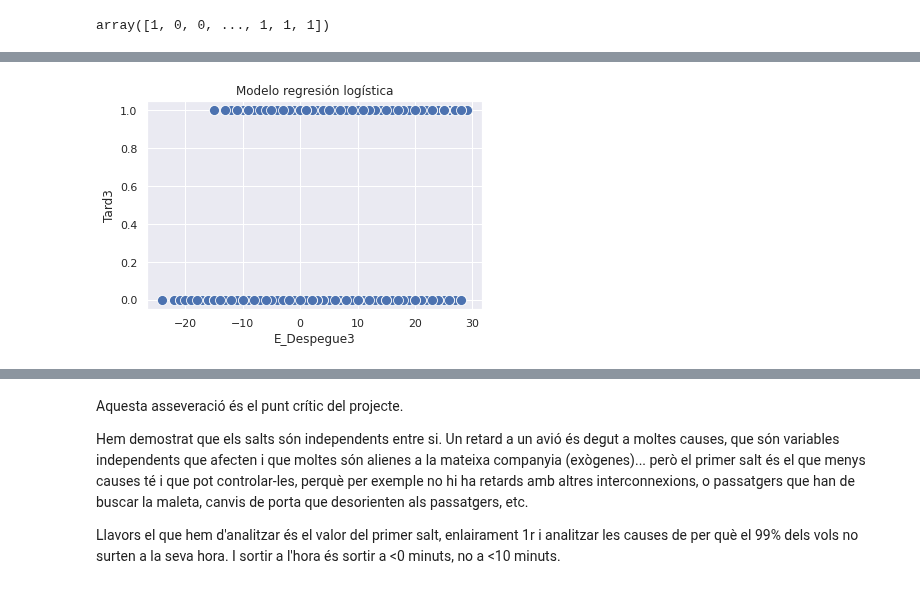
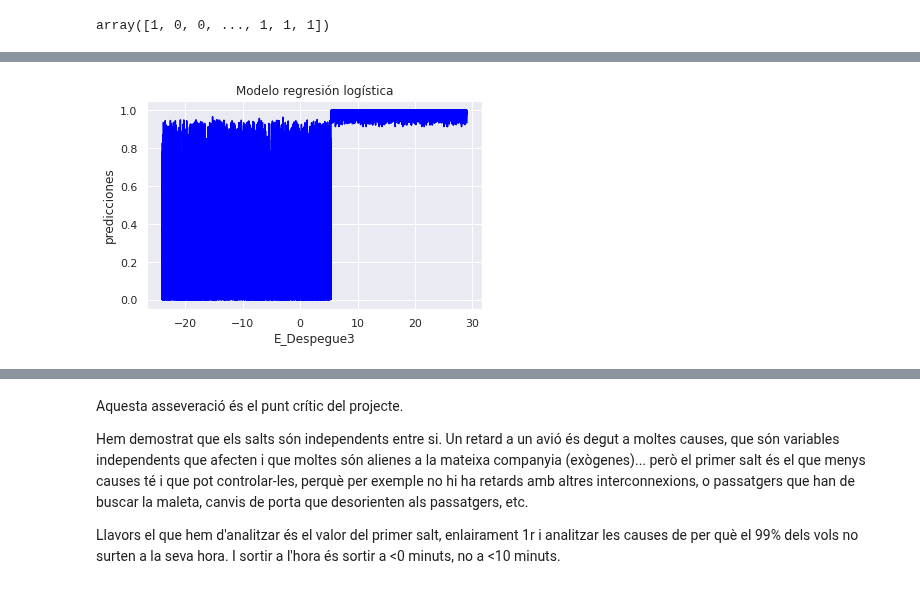
Before and after one commit to JMML2021/Entrega-projecte-final, a Jupyter notebook: 3.b Companyia Aerea Algoritmes d’aprenentatge supervisat.ipynb, the cells around one changed output, grey strips where cells are left out. Cells and saved outputs as stored; diff of their text form; code cells hidden in the pictures.

```diff
--- a/3.b Companyia Aerea Algoritmes d’aprenentatge supervisat.ipynb
+++ b/3.b Companyia Aerea Algoritmes d’aprenentatge supervisat.ipynb
@@ -994,13 +982,0 @@ clasificacion  (17950,)
-# %%
-#@title Representació gràfica del model
-grid_X = np.linspace(
-            start = min(X.E_Despegue3),
-            stop  = max(X.E_Despegue3),
-            num   =  predicciones.shape[0] #200
-         ).reshape(-1,1)
-grid_X1=grid_X.copy()
-#grid_X1 = sm.add_constant(grid_X, prepend=True)
-predicciones = result.predict(exog = X)
-#df.columns =['Col_1', 'Col_2']
-bb = predicciones +grid_X[0]
-#grid_X1['predicciiones'] = result.predict(exog = grid_X[1])
@@ -1041,17 +983,8 @@ plt.show()
-# %%
-# Gráfico el modelo (tard3 v E_Despegue3)
-# ==============================================================================
-grid_X1=grid_X.copy()
-#grid_X1['predicciones'] = result.predict(exog = grid_X[1])
-
-fig, ax = plt.subplots(figsize=(6, 3.84))
-ax=sns.scatterplot(data = df2, x = "E_Despegue3", y = "Tard3", s=100)
-ax=sns.scatterplot(data = grid_X, x = "E_Despegue3", y = "prediccion", s=20, color='black')
-#ax.axhline(0, color= 'red')
-
-ax.set_title("Modelo regresión logística")
-
-
-plt.show()
-# %% [output]
-[figure, removed]
+# %%
+fig, ax = plt.subplots(figsize=(6, 3.84))
+ax.plot(grid_X['grid_X'], predicciones, color = "blue")
+ax.set_title("Modelo regresión logística")
+ax.set_ylabel("prediccions")
+ax.set_xlabel("E_Despegue3");
+# %% [output]
+[figure, added]
```
Also changed, not shown: parts of 12 cells of this notebook.
